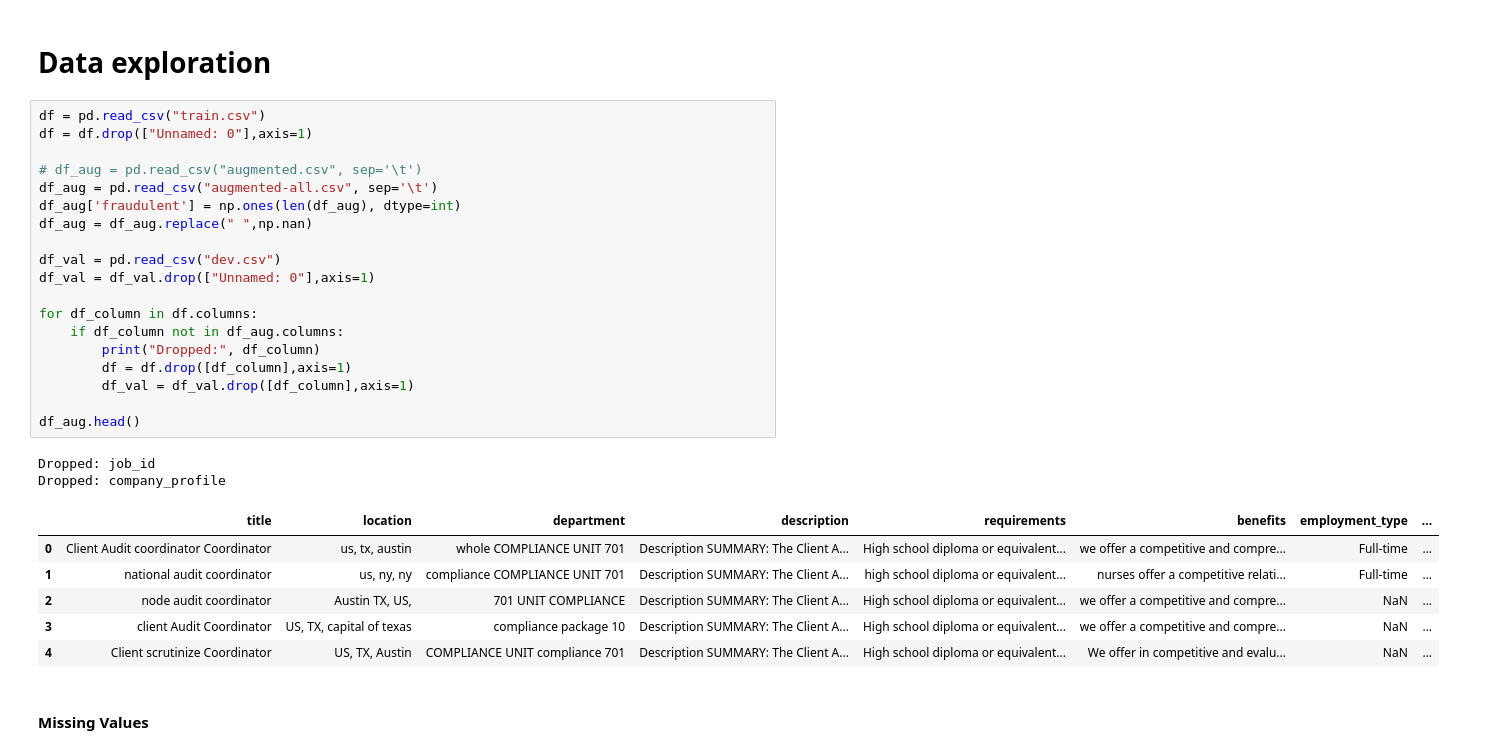
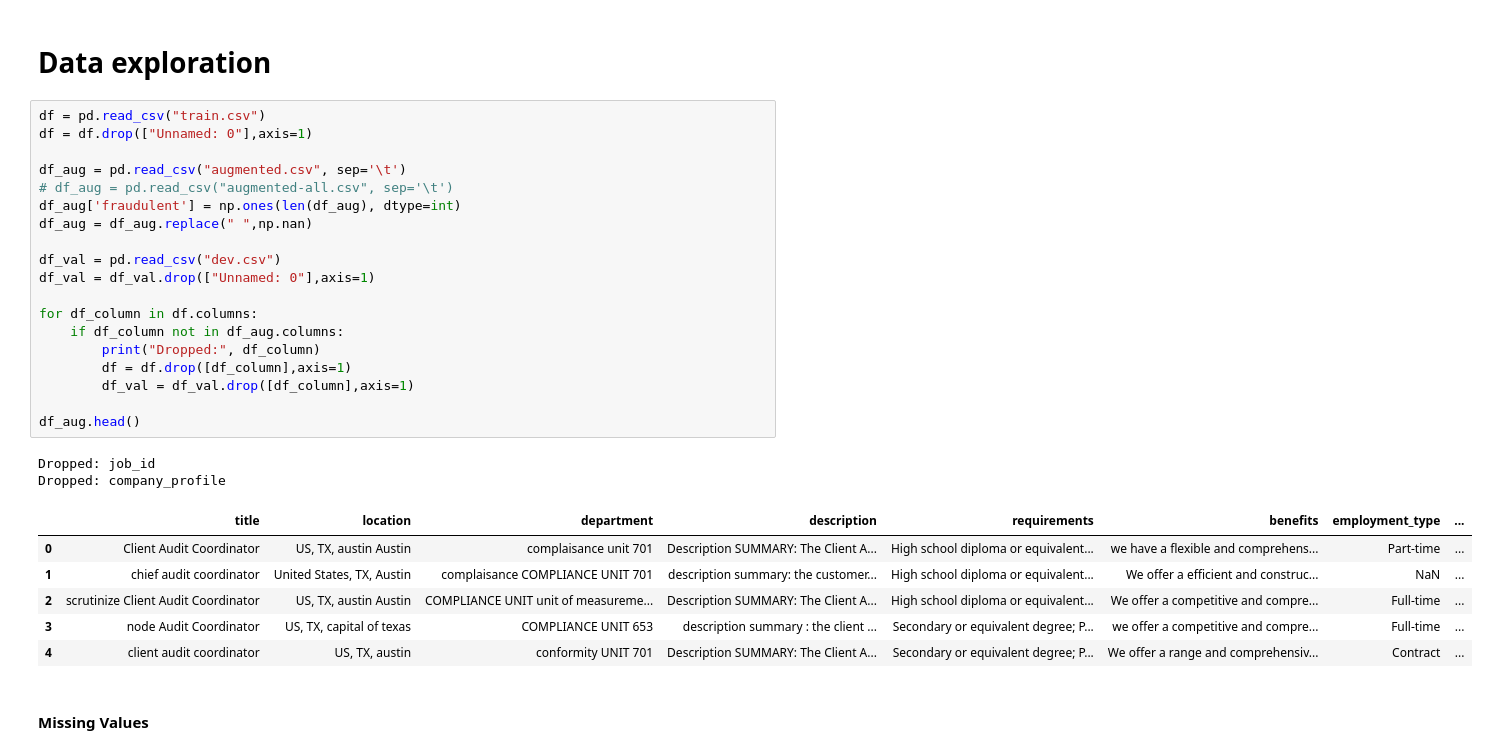
Before and after one commit to KilRil/Fake-job-postings, a Jupyter notebook: Fake_job_postings.ipynb, the cells around one changed output. Cells and saved outputs as stored; diff of their text form.

```diff
--- a/Fake_job_postings.ipynb
+++ b/Fake_job_postings.ipynb
@@ -72,31 +73,31 @@ glove_vectors = gensim.downloader.load(f'glove-twitter-{embedding_dim}') # 25, 5
 # %%
 df = pd.read_csv("train.csv")
 df = df.drop(["Unnamed: 0"],axis=1)
 
-# df_aug = pd.read_csv("augmented.csv", sep='\t')
-df_aug = pd.read_csv("augmented-all.csv", sep='\t')
+df_aug = pd.read_csv("augmented.csv", sep='\t')
+# df_aug = pd.read_csv("augmented-all.csv", sep='\t')
 df_aug['fraudulent'] = np.ones(len(df_aug), dtype=int)
 df_aug = df_aug.replace(" ",np.nan)
 
 df_val = pd.read_csv("dev.csv")
 df_val = df_val.drop(["Unnamed: 0"],axis=1)
 
 for df_column in df.columns:
     if df_column not in df_aug.columns:
         print("Dropped:", df_column)
         df = df.drop([df_column],axis=1)
         df_val = df_val.drop([df_column],axis=1)
 
 df_aug.head()
 # %% [output]
 Dropped: job_id
 Dropped: company_profile
 |  | title | location | department | description | requirements | benefits | employment_type | ... |
-| 0 | Client Audit coordinator Coordinator | us, tx, austin | whole COMPLIANCE UNIT 701 | Description SUMMARY: The Client A... | High school diploma or equivalent... | we offer a competitive and compre... | Full-time | ... |
-| 1 | national audit coordinator | us, ny, ny | compliance COMPLIANCE UNIT 701 | Description SUMMARY: The Client A... | high school diploma or equivalent... | nurses offer a competitive relati... | Full-time | ... |
-| 2 | node audit coordinator | Austin TX, US, | 701 UNIT COMPLIANCE | Description SUMMARY: The Client A... | High school diploma or equivalent... | we offer a competitive and compre... | NaN | ... |
-| 3 | client Audit Coordinator | US, TX, capital of texas | compliance package 10 | Description SUMMARY: The Client A... | High school diploma or equivalent... | we offer a competitive and compre... | NaN | ... |
-| 4 | Client scrutinize Coordinator | US, TX, Austin | COMPLIANCE UNIT compliance 701 | Description SUMMARY: The Client A... | High school diploma or equivalent... | We offer in competitive and evalu... | NaN | ... |
+| 0 | Client Audit Coordinator | US, TX, austin Austin | complaisance unit 701 | Description SUMMARY: The Client A... | High school diploma or equivalent... | we have a flexible and comprehens... | Part-time | ... |
+| 1 | chief audit coordinator | United States, TX, Austin | complaisance COMPLIANCE UNIT 701 | description summary: the customer... | High school diploma or equivalent... | We offer a efficient and construc... | NaN | ... |
+| 2 | scrutinize Client Audit Coordinator | US, TX, austin Austin | COMPLIANCE UNIT unit of measureme... | Description SUMMARY: The Client A... | High school diploma or equivalent... | We offer a competitive and compre... | Full-time | ... |
+| 3 | node Audit Coordinator | US, TX, capital of texas | COMPLIANCE UNIT 653 | description summary : the client ... | Secondary or equivalent degree; P... | we offer a competitive and compre... | Full-time | ... |
+| 4 | client audit coordinator | US, TX, austin | conformity UNIT 701 | Description SUMMARY: The Client A... | Secondary or equivalent degree; P... | We offer a range and comprehensiv... | Contract | ... |
 # %% [markdown]
 #### Missing Values
 # %%
```
Also changed, not shown: parts of 12 cells of this notebook.
